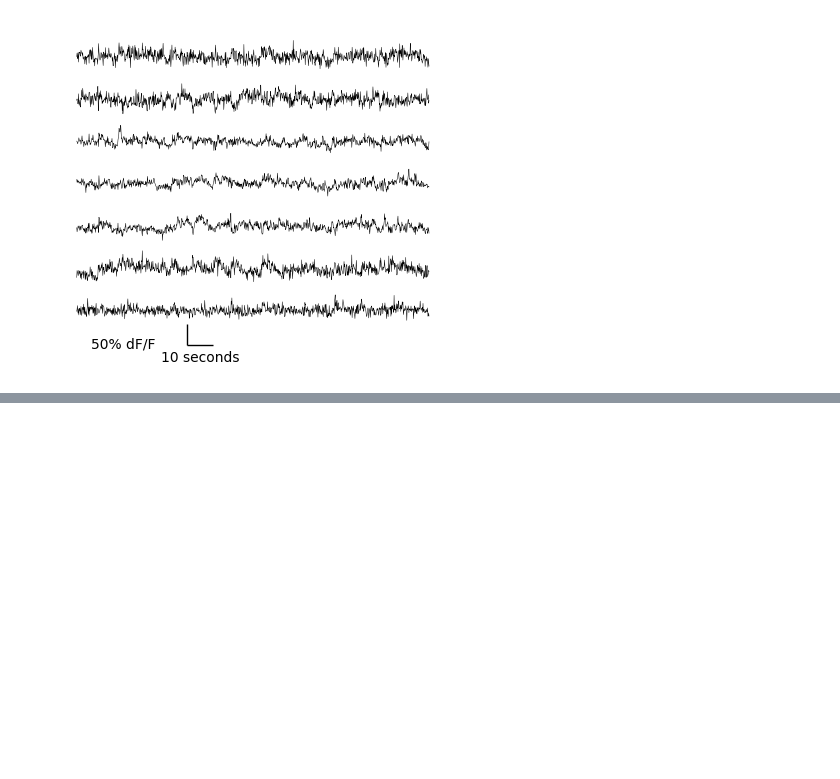
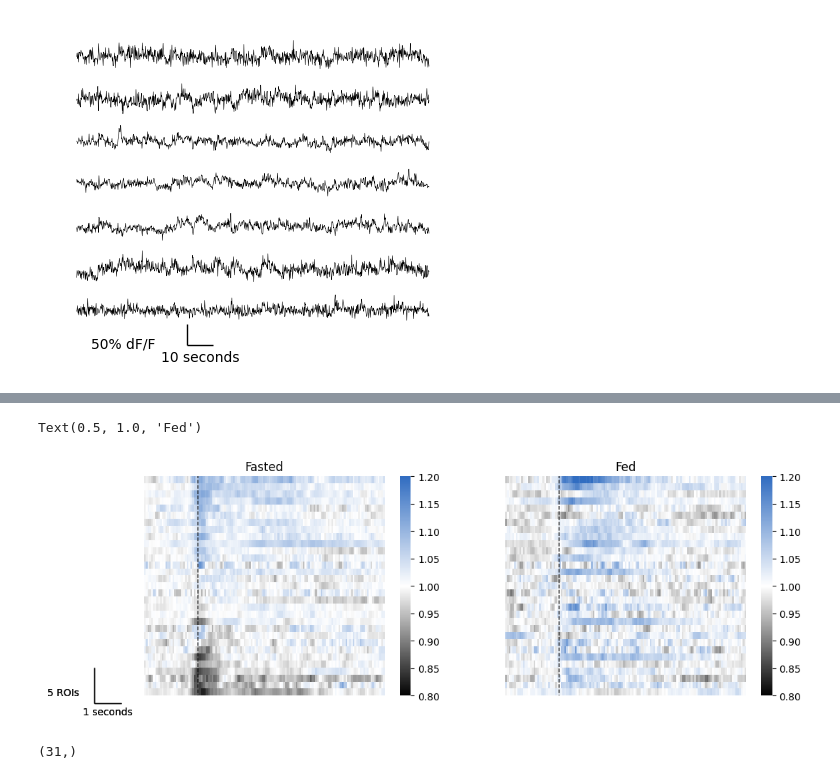
Before and after one commit to RohanSavani/PVN_GLP1R_2P, a Jupyter notebook: src/notebooks/single_rec_viz.ipynb, the cells around one changed output, grey strips where cells are left out. Saved outputs shown, nothing was run; the diff lists cells and outputs as text; code cells hidden in the pictures; blank space fills up the shorter version.

```diff
--- a/src/notebooks/single_rec_viz.ipynb
+++ b/src/notebooks/single_rec_viz.ipynb
@@ -441,0 +441,6 @@ array([ 6, 27, 26, 33, 29])
+# %%
+fed_folder = '/Users/savani/Documents/PangLab/TwoPhotonAnalysis/src/data/fed 30 sucrose'
+fasted_folder = '/Users/savani/Documents/PangLab/TwoPhotonAnalysis/src/data/fasted 30 sucrose'
+roi_folder = '/Users/savani/Documents/PangLab/TwoPhotonAnalysis/src/data/roi files'
+all_avg_f, all_baseline_data, all_aligned_f, all_successful_f = t2p.process_2p_folder_tracked(fasted_folder, roi_folder, roi_name = 'fasted')
+all_avg_fed, all_baseline_data_fed, all_aligned_fed, all_successful_fed = t2p.process_2p_folder_tracked(fed_folder, roi_folder, roi_name = 'fed')
@@ -441,0 +471,46 @@ array([ 6, 27, 26, 33, 29])
+# %%
+
+rec = 4 #GLP10
+
+fed_data = all_aligned_fed[rec]
+f_data = all_aligned_f[rec]
+avg_fed = p2p.average_trials(fed_data)
+avg_f = p2p.average_trials(f_data)
+
+a = np.argsort(np.nanmean(avg_f[:, 75:105], axis=1))[::-1]
+
+fig, (ax1, ax2) = plt.subplots(1, 2, figsize = (12,4))
+sorted_avg_mean = avg_f[ascending_order, :]
+
+for cell in range(sorted_avg_mean.shape[0]):
+    sorted_avg_mean[cell, :] = p2p.moving_average(sorted_avg_mean[cell, :], 3)
+sns.heatmap(sorted_avg_mean, ax = ax1, vmin=0.8, vmax=1.2, cmap=custom_cmap)
+ax1.vlines(x = 75, ymin = -1, ymax = avg_f.shape[0] + 1, color = 'black', linestyle = '--', lw = 1)
+ax1.set_xticks(np.arange(15, 255, 15)[::2])
+ax1.set_xticklabels((np.arange(15, 255, 15)/15).astype(int)[::2]-5)
+ax1.set_ylabel("ROI (Trial-Averaged)")
+ax1.set_xlim(left = 45, right = 180)
+ax1.set_xlabel("Time from First Lick")
+ax1.set_title("Fasted")
+sb = add_scalebar(ax1, matchx=False, sizex=1*15, labelx='1 seconds', matchy=False, sep=4, sizey=-5, labely='5 ROIs',loc='lower left', bbox_to_anchor=(10, 10, 0.1, 0.4))
+
+sorted_avg_mean = avg_fed[ascending_order, :]
+for cell in range(sorted_avg_mean.shape[0]):
+    sorted_avg_mean[cell, :] = p2p.moving_average(sorted_avg_mean[cell, :], 3)
+sns.heatmap(sorted_avg_mean, ax = ax2, vmin=0.8, vmax=1.2, cmap=custom_cmap)
+ax2.vlines(x = 75, ymin = -1, ymax = avg_fed.shape[0] + 1, color = 'black', linestyle = '--', lw = 1)
+ax2.set_xticks(np.arange(15, 255, 15)[::2])
+ax2.set_xticklabels((np.arange(15, 255, 15)/15).astype(int)[::2]-5)
+ax2.set_ylabel("ROI (Trial-Averaged)")
+ax2.set_xlabel("Time from First Lick")
+ax2.set_xlim(left = 45, right = 180)
+sb = add_scalebar(ax2, matchx=False, sizex=1*15, labelx='1 seconds', matchy=False, sep=4, sizey=-5, labely='5 ROIs',loc='lower left', bbox_to_anchor=(10, 10, 0.1, 0.4))
+ax2.set_title("Fed")
+# plt.savefig('tracked_fasted_heatmap_sortedbyfasted.pdf', bbox_inches='tight')
+# %% [output]
+Text(0.5, 1.0, 'Fed')
+[figure, added]
+# %%
+ascending_order.shape
+# %% [output]
+(31,)
```
Also changed, not shown: parts of 9 cells of this notebook, 12 other files.
